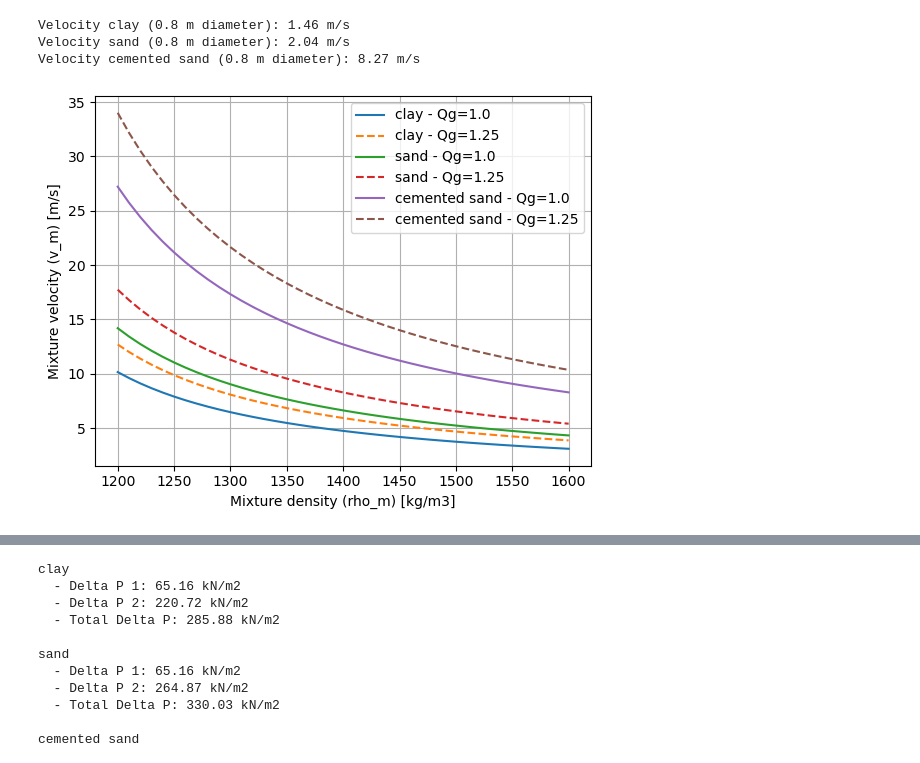
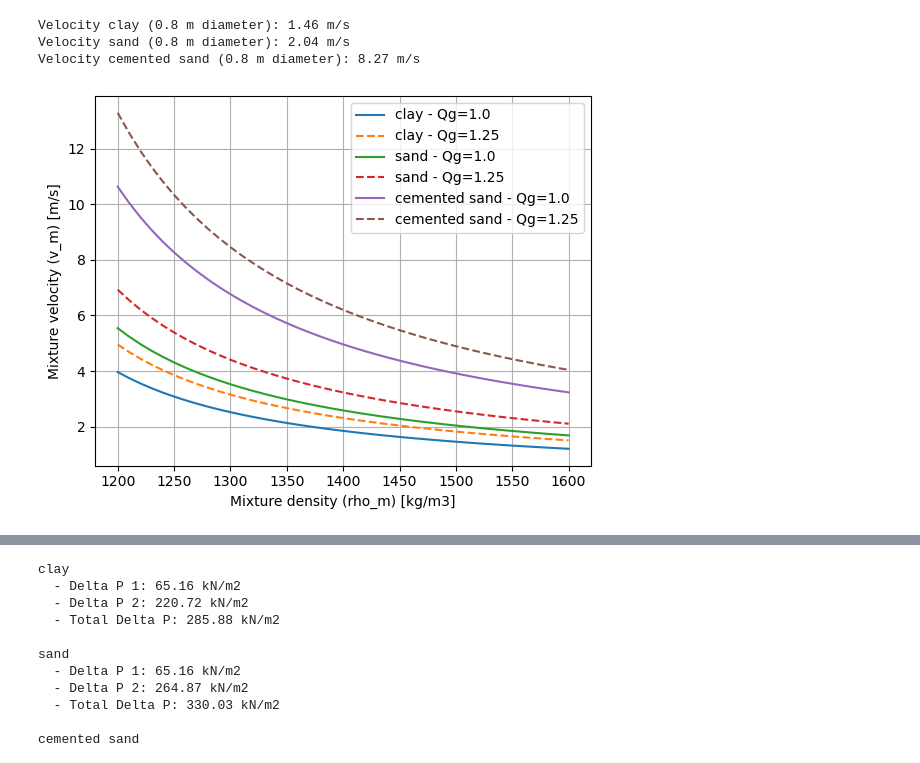
Before and after one commit to denisepierce01/Dredging, a Jupyter notebook: Capital_dredging.ipynb, the cells around one changed output, grey strips where cells are left out. Saved outputs shown, nothing was run; the diff lists cells and outputs as text; code cells hidden in the pictures.

```diff
--- a/Capital_dredging.ipynb
+++ b/Capital_dredging.ipynb
@@ -77,32 +77,32 @@ Velocity sand (0.8 m diameter): 2.04 m/s
 Velocity cemented sand (0.8 m diameter): 8.27 m/s
 # %%
 # compute vm series per soil type
-D = 0.5
+D = 0.8
 rho_s_list = [rho_clay, rho_sand, rho_cemented]
 n0_list = [n_clay, n_sand, n_cemented]
 soil_names = ['clay', 'sand', 'cemented sand']
 
 rho_serie = np.arange(1200,1600+10,10)
 vm_avg_series = []
 vm_peak_series = []
 
 for rho_s_val, n0_val, rho_m in zip(rho_s_list, n0_list, rho_serie):
     vm_avg_series.append([calc_vm(Qg=1.0, rho_s=rho_s_val, rho_w=rho_water, rho_m=rho_m, n0=n0_val, D=D)
                           for rho_m in rho_serie])
     vm_peak_series.append([calc_vm(Qg=1.25, rho_s=rho_s_val, rho_w=rho_water, rho_m=rho_m, n0=n0_val, D=D)
                            for rho_m in rho_serie])
 
 for name, vm_avg_s, vm_peak_s in zip(soil_names, vm_avg_series, vm_peak_series):
     plt.plot(rho_serie, vm_avg_s, label=f'{name} - Qg=1.0')
     plt.plot(rho_serie, vm_peak_s, '--', label=f'{name} - Qg=1.25')
 
 plt.xlabel('Mixture density (rho_m) [kg/m3]')
 plt.ylabel('Mixture velocity (v_m) [m/s]')
 plt.legend()
 plt.grid(True)
 plt.show()
 # %% [output]
-[figure, old version]
+[figure, new version]
 # %%
 Pipe_D = 0.8
 A = 0.25*np.pi*D**2
```
Also changed, not shown: parts of 9 cells of this notebook.
